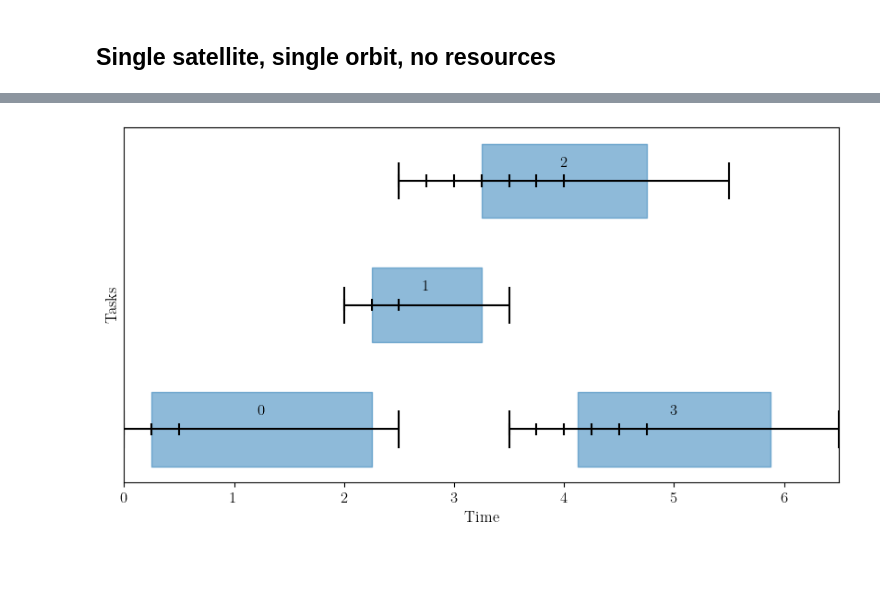
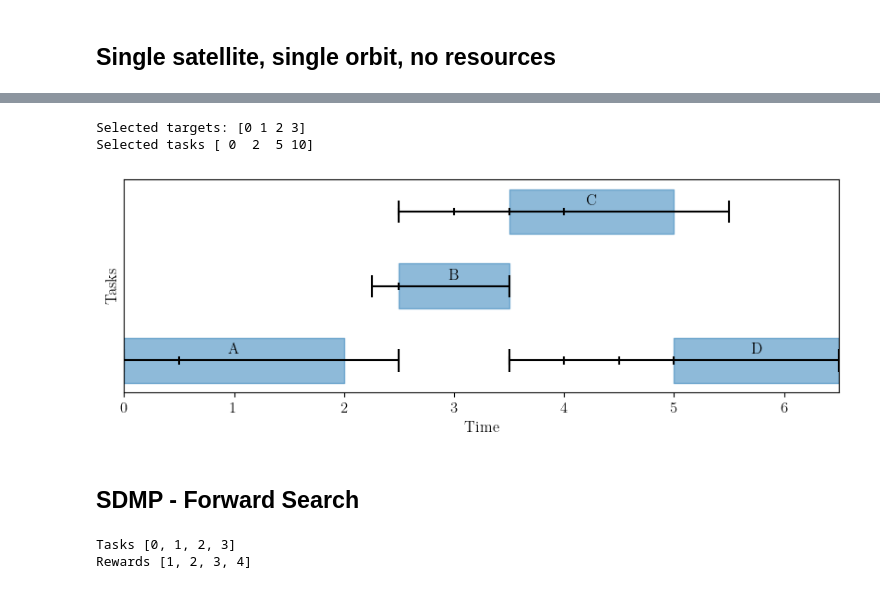
Before and after one commit to Stanford-NavLab/LuPNT, a Jupyter notebook: examples/projects/pnt-scheduling/comparison.ipynb, the cells around one changed output, grey strips where cells are left out. Saved outputs shown, nothing was run; the diff lists cells and outputs as text; code cells hidden in the pictures; blank space fills up the shorter version.

Commit message:
Implemented SMDP forward search and MCTS

```diff
--- a/examples/projects/pnt-scheduling/comparison.ipynb
+++ b/examples/projects/pnt-scheduling/comparison.ipynb
@@ -91,12 +222,15 @@ utils.plot_windows(targets, vtws, durations, task_otws, task_idxs)
 # Variables
 # - (s, p1, p2, ..., pN, e)
 x = cp.Variable((N_tasks + 2, N_tasks + 2), boolean=True)
+
 # Objective
 # - Maximize the sum of rewards
 rho = np.concatenate([[0], rewards[task_idxs], [0]])
 objective = cp.Maximize(rho @ cp.sum(x, axis=1))
+
 # Constraints
 constraints = []
+
 # - Each task is executed at most N_i times
 for i in range(N_targets):
     tmp = np.where(task_idxs == i)[0]
@@ -108,14 +242,15 @@ constraints.append(cp.sum(x[:, 0]) == 0)
 constraints.append(cp.sum(x[-1, :]) == 0)
 constraints.append(cp.sum(x[:, -1]) == 1)
 constraints.append(x[np.diag_indices(N_tasks + 2)] == 0)
+
 # - Precedence constraints (what tasks can be executed after each task)
 for i in range(N_tasks):
     idx = task_idxs[i]
     feasible_x = np.zeros(N_tasks + 2, dtype=bool)
     feasible_x[-1] = True  # End task
     feasible_x[1:-1] = (
-        task_otws[i][1] + 0 * trans_time[idx, task_idxs] <= task_otws[:, 0]
-    ) # Next tasks
+        task_otws[i][1] + trans_time[idx, task_idxs] <= task_otws[:, 0]
+    )  # Next tasks
     constraints.append(x[1 + i, :] <= feasible_x)
     constraints.append(cp.sum(x[1 + i, :]) == cp.sum(x[:, 1 + i]))
 
@@ -226,6 +373,40 @@ array([[0.        , 1.13884417, 1.56642614, 1.11292774],
+# %%
+task_otws = []
+task_idxs = []
+for i in range(N_targets):
+    s = np.ceil(vtws[i, 0] / dt).astype(int) * dt
+    e = np.floor(vtws[i, 1] / dt).astype(int) * dt
+    d = np.ceil(durations[i] / dt).astype(int) * dt
+    while s + d <= e:
+        task_otws.append([s, s + d])
+        task_idxs.append(i)
+        s += dt
+task_otws = np.array(task_otws)
+task_idxs = np.array(task_idxs)
+N_tasks = len(task_idxs)
+
+s = np.ceil(vtws[selected_targets, 0] / dt).astype(int)
+e = np.floor(vtws[selected_targets, 1] / dt).astype(int)
+# %%
+selected_targets = np.round(x.value).astype(bool)
+t = np.where(t_start.value)[1] * dt
+selected_tasks = np.zeros(N_tasks, dtype=bool)
+for i, target in enumerate(np.where(selected_targets)[0]):
+    idx = np.where((task_idxs == target) * (task_otws[:, 0] == t[i]))[0]
+    selected_tasks[idx] = True
+
+print("Selected targets:", np.where(selected_targets)[0])
+print("Selected tasks", np.where(selected_tasks)[0])
+# %% [output]
+Selected targets: [0 1 2 3]
+Selected tasks [ 0  2  5 10]
 # %%
-plt.rcParams.update({'font.size': 12})
-plt.figure(figsize=(10, 5))
-utils.plot_windows(targets, vtws, durations, task_otws, task_targets)
+plt.rcParams.update({"font.size": 12})
+plt.figure(figsize=(10, 3))
+utils.plot_windows(
+    targets, vtws, durations, task_otws, task_idxs, selected_tasks=selected_tasks
+)
 # %% [output]
-[figure, old version]
+[figure, new version]
+# %% [markdown]
+## SDMP - Forward Search
@@ -231,0 +533,10 @@ utils.plot_windows(targets, vtws, durations, task_otws, task_targets)
+# %%
+initial_state = State(
+    time=0, last_task=None, completed_tasks=frozenset(), data=0, energy=10
+)
+policy = smdp_forward_search(s=initial_state, d=4, gamma=1)
+print("Tasks", [x[1].task.idx for x in policy])
+print("Rewards", [x[1].task.reward for x in policy])
+# %% [output]
+Tasks [0, 1, 2, 3]
+Rewards [1, 2, 3, 4]
```
Also changed, not shown: parts of 26 cells of this notebook, 7 other files.
